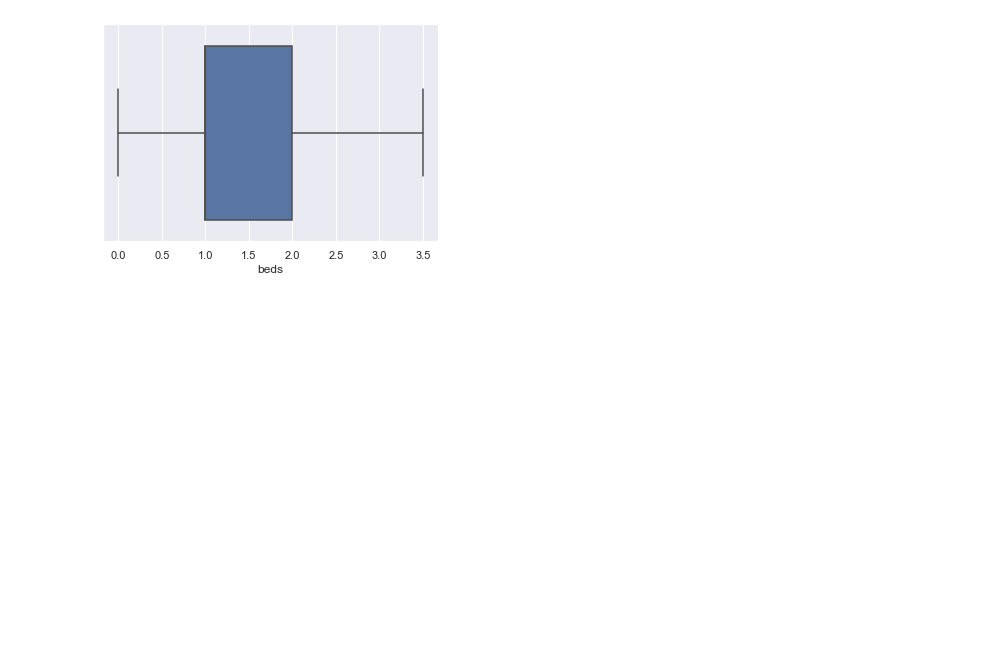
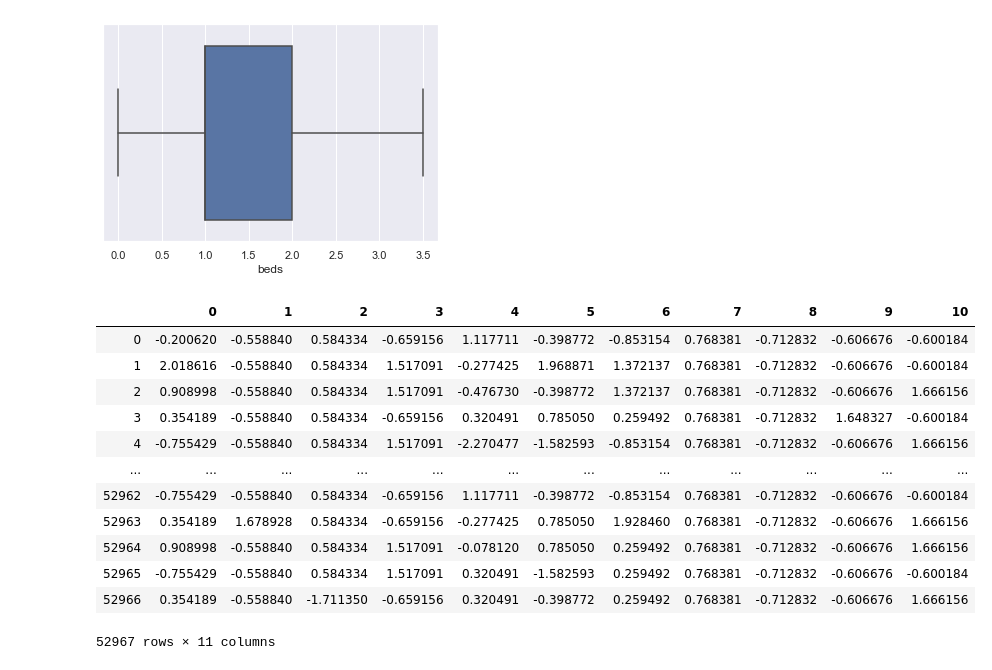
Before and after one commit to arunChauhan-coder/Machine-Learning, a Jupyter notebook: REGRESSION_TEST 1.ipynb, the cells around one changed output. Drawn from its saved outputs; the diff is of its cells as text; code cells hidden in the pictures; blank space fills up the shorter version.

```diff
--- a/REGRESSION_TEST 1.ipynb
+++ b/REGRESSION_TEST 1.ipynb
@@ -377,3 +348,27 @@ for i in x:
 [figure]
 [figure]
 [figure]
+# %%
+# Feature Scaling
+
+# standardization : -3 to 3
+
+from sklearn.preprocessing import StandardScaler
+
+sc= StandardScaler()
+sc_x = sc.fit_transform(x)
+pd.DataFrame(sc_x)
+# %% [output]
+|  | 0 | 1 | 2 | 3 | 4 | 5 | 6 | 7 | 8 | 9 | 10 |
+| 0 | -0.200620 | -0.558840 | 0.584334 | -0.659156 | 1.117711 | -0.398772 | -0.853154 | 0.768381 | -0.712832 | -0.606676 | -0.600184 |
+| 1 | 2.018616 | -0.558840 | 0.584334 | 1.517091 | -0.277425 | 1.968871 | 1.372137 | 0.768381 | -0.712832 | -0.606676 | -0.600184 |
+| 2 | 0.908998 | -0.558840 | 0.584334 | 1.517091 | -0.476730 | -0.398772 | 1.372137 | 0.768381 | -0.712832 | -0.606676 | 1.666156 |
+| 3 | 0.354189 | -0.558840 | 0.584334 | -0.659156 | 0.320491 | 0.785050 | 0.259492 | 0.768381 | -0.712832 | 1.648327 | -0.600184 |
+| 4 | -0.755429 | -0.558840 | 0.584334 | 1.517091 | -2.270477 | -1.582593 | -0.853154 | 0.768381 | -0.712832 | -0.606676 | 1.666156 |
+| ... | ... | ... | ... | ... | ... | ... | ... | ... | ... | ... | ... |
+| 52962 | -0.755429 | -0.558840 | 0.584334 | -0.659156 | 1.117711 | -0.398772 | -0.853154 | 0.768381 | -0.712832 | -0.606676 | -0.600184 |
+| 52963 | 0.354189 | 1.678928 | 0.584334 | -0.659156 | -0.277425 | 0.785050 | 1.928460 | 0.768381 | -0.712832 | -0.606676 | 1.666156 |
+| 52964 | 0.908998 | -0.558840 | 0.584334 | 1.517091 | -0.078120 | 0.785050 | 0.259492 | 0.768381 | -0.712832 | -0.606676 | 1.666156 |
+| 52965 | -0.755429 | -0.558840 | 0.584334 | 1.517091 | 0.320491 | -1.582593 | 0.259492 | 0.768381 | -0.712832 | -0.606676 | -0.600184 |
+| 52966 | 0.354189 | -0.558840 | -1.711350 | -0.659156 | 0.320491 | -0.398772 | 0.259492 | 0.768381 | -0.712832 | -0.606676 | 1.666156 |
+52967 rows × 11 columns
```
Also changed, not shown: parts of 42 cells of this notebook.
